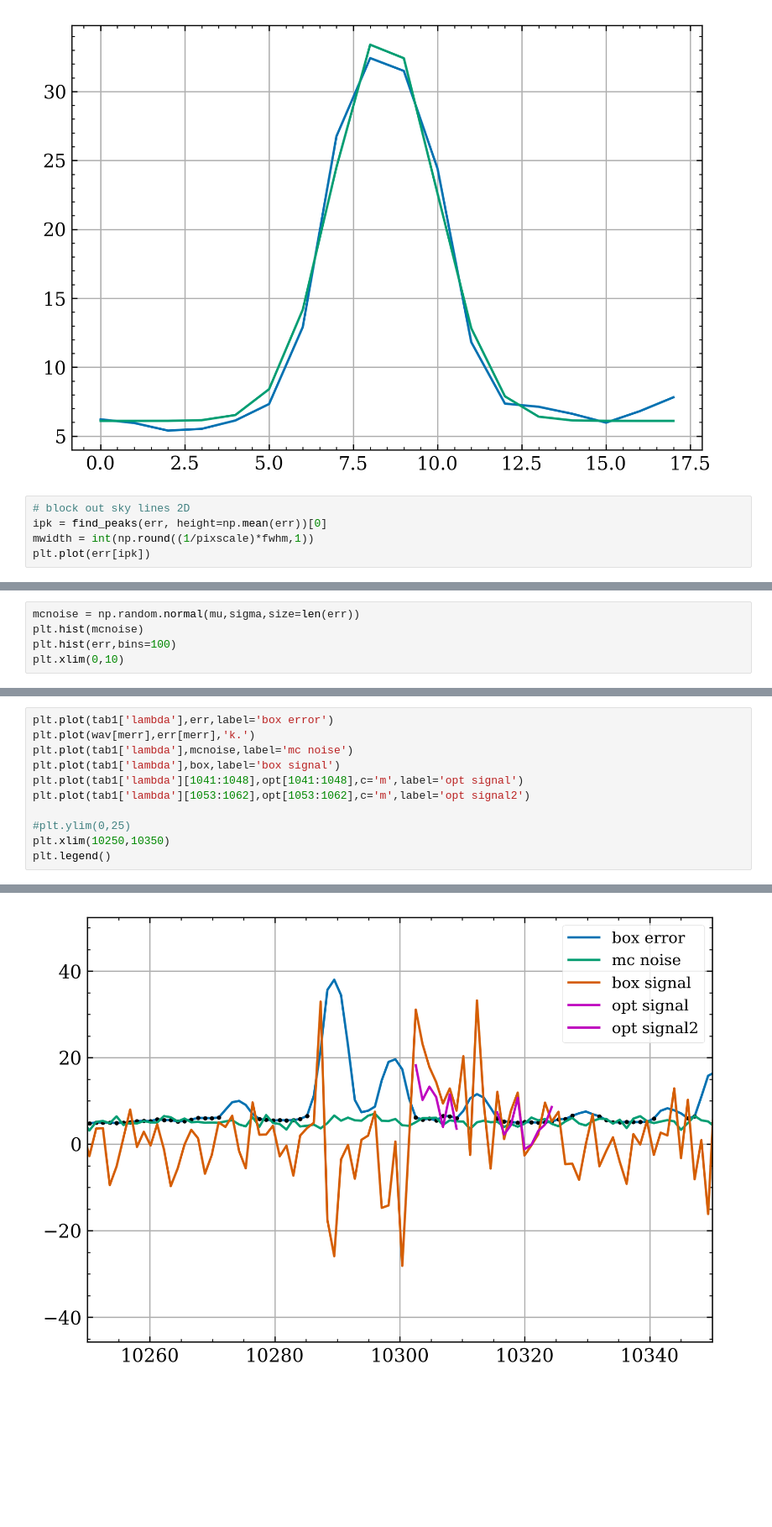
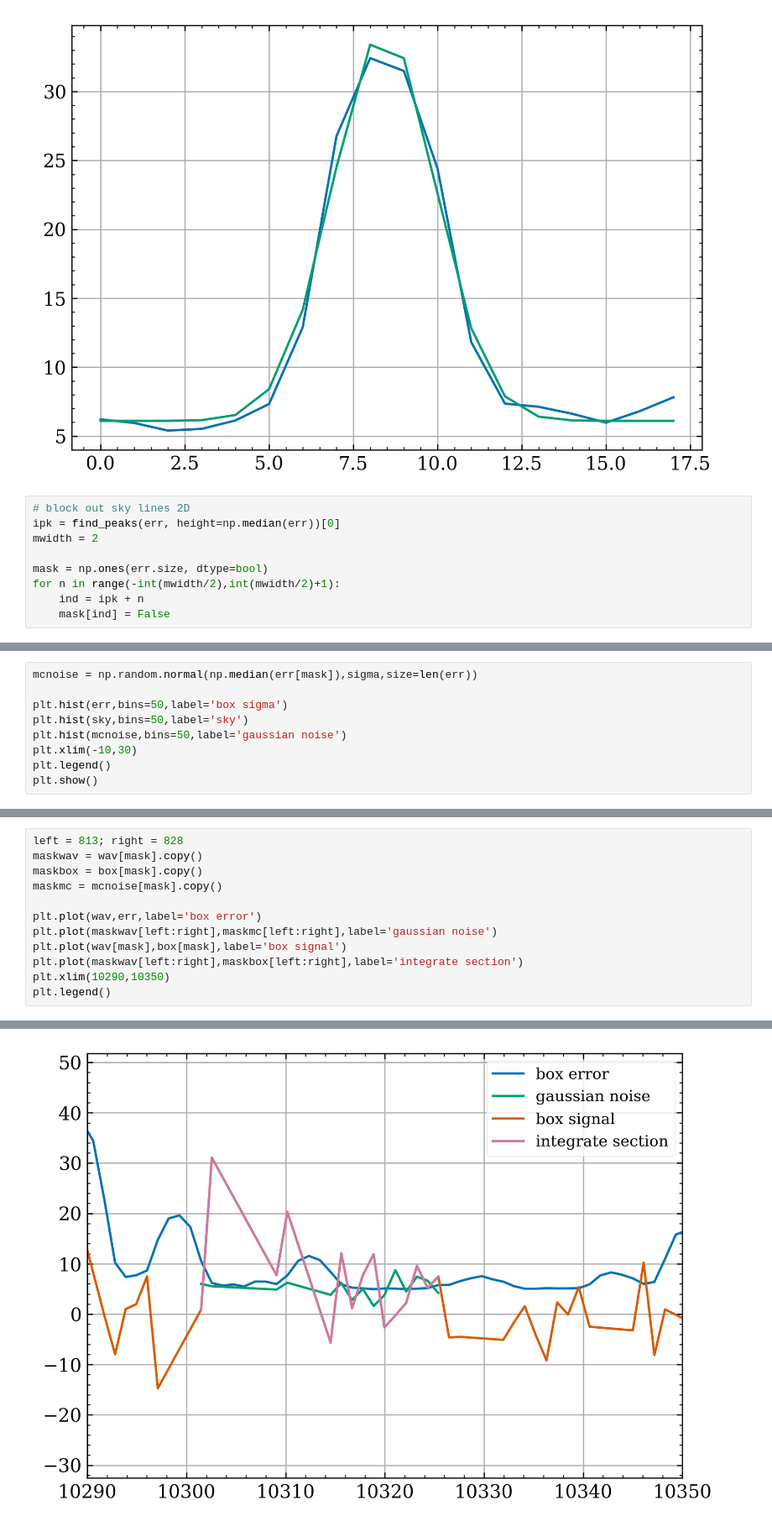
Before and after one commit to 0cooper/werls, a Jupyter notebook: olivia/line_snr.ipynb, the cells around one changed output, grey strips where cells are left out. Shown at 84% size. Saved outputs shown, nothing was run; the diff lists cells and outputs as text; blank space fills up the shorter version.

```diff
--- a/olivia/line_snr.ipynb
+++ b/olivia/line_snr.ipynb
@@ -191,6 +190,10 @@ plt.plot(x,yfit)
 [figure]
 # %%
 # block out sky lines 2D
-ipk = find_peaks(err, height=np.mean(err))[0]
-mwidth = int(np.round((1/pixscale)*fwhm,1))
-plt.plot(err[ipk])
+ipk = find_peaks(err, height=np.median(err))[0]
+mwidth = 2
+
+mask = np.ones(err.size, dtype=bool)
+for n in range(-int(mwidth/2),int(mwidth/2)+1):
+    ind = ipk + n
+    mask[ind] = False
@@ -206,6 +207,10 @@ mu = np.median(err); sigma = fwhm
 # %%
-mcnoise = np.random.normal(mu,sigma,size=len(err))
-plt.hist(mcnoise)
-plt.hist(err,bins=100)
-plt.xlim(0,10)
+mcnoise = np.random.normal(np.median(err[mask]),sigma,size=len(err))
+
+plt.hist(err,bins=50,label='box sigma')
+plt.hist(sky,bins=50,label='sky')
+plt.hist(mcnoise,bins=50,label='gaussian noise')
+plt.xlim(-10,30)
+plt.legend()
+plt.show()
 # %% [output]
@@ -242,15 +218,16 @@ err[merr]
 # %%
-plt.plot(tab1['lambda'],err,label='box error')
-plt.plot(wav[merr],err[merr],'k.')
-plt.plot(tab1['lambda'],mcnoise,label='mc noise')
-plt.plot(tab1['lambda'],box,label='box signal')
-plt.plot(tab1['lambda'][1041:1048],opt[1041:1048],c='m',label='opt signal')
-plt.plot(tab1['lambda'][1053:1062],opt[1053:1062],c='m',label='opt signal2')
+left = 813; right = 828
+maskwav = wav[mask].copy()
+maskbox = box[mask].copy()
+maskmc = mcnoise[mask].copy()
 
-#plt.ylim(0,25)
-plt.xlim(10250,10350)
+plt.plot(wav,err,label='box error')
+plt.plot(maskwav[left:right],maskmc[left:right],label='gaussian noise')
+plt.plot(wav[mask],box[mask],label='box signal')
+plt.plot(maskwav[left:right],maskbox[left:right],label='integrate section')
+plt.xlim(10290,10350)
 plt.legend()
 # %% [output]
 <matplotlib.legend.Legend at 0x...>
-[figure, old version]
+[figure, new version]
 # %%
```
Also changed, not shown: parts of 23 cells of this notebook, 4 other files.
